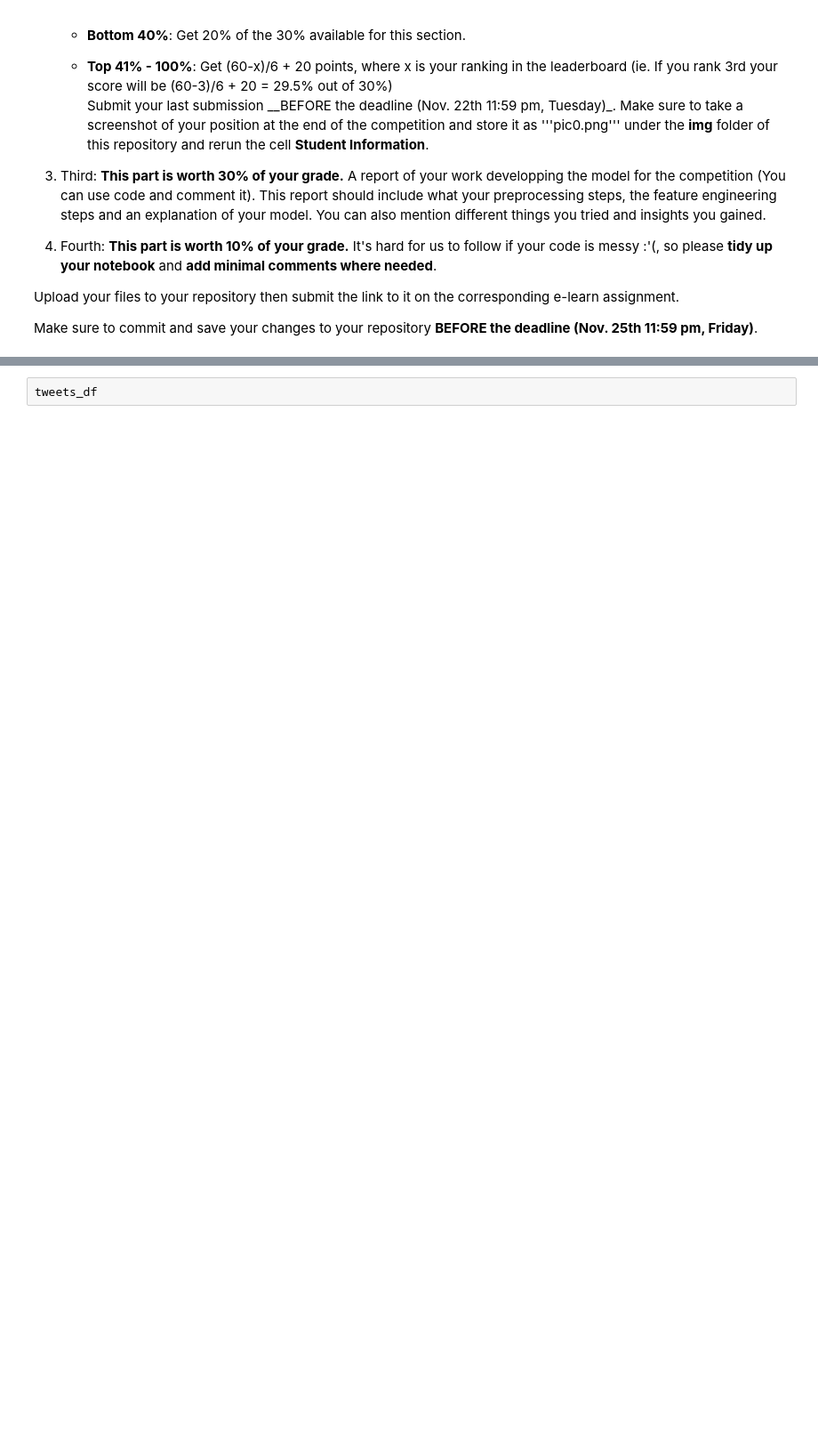
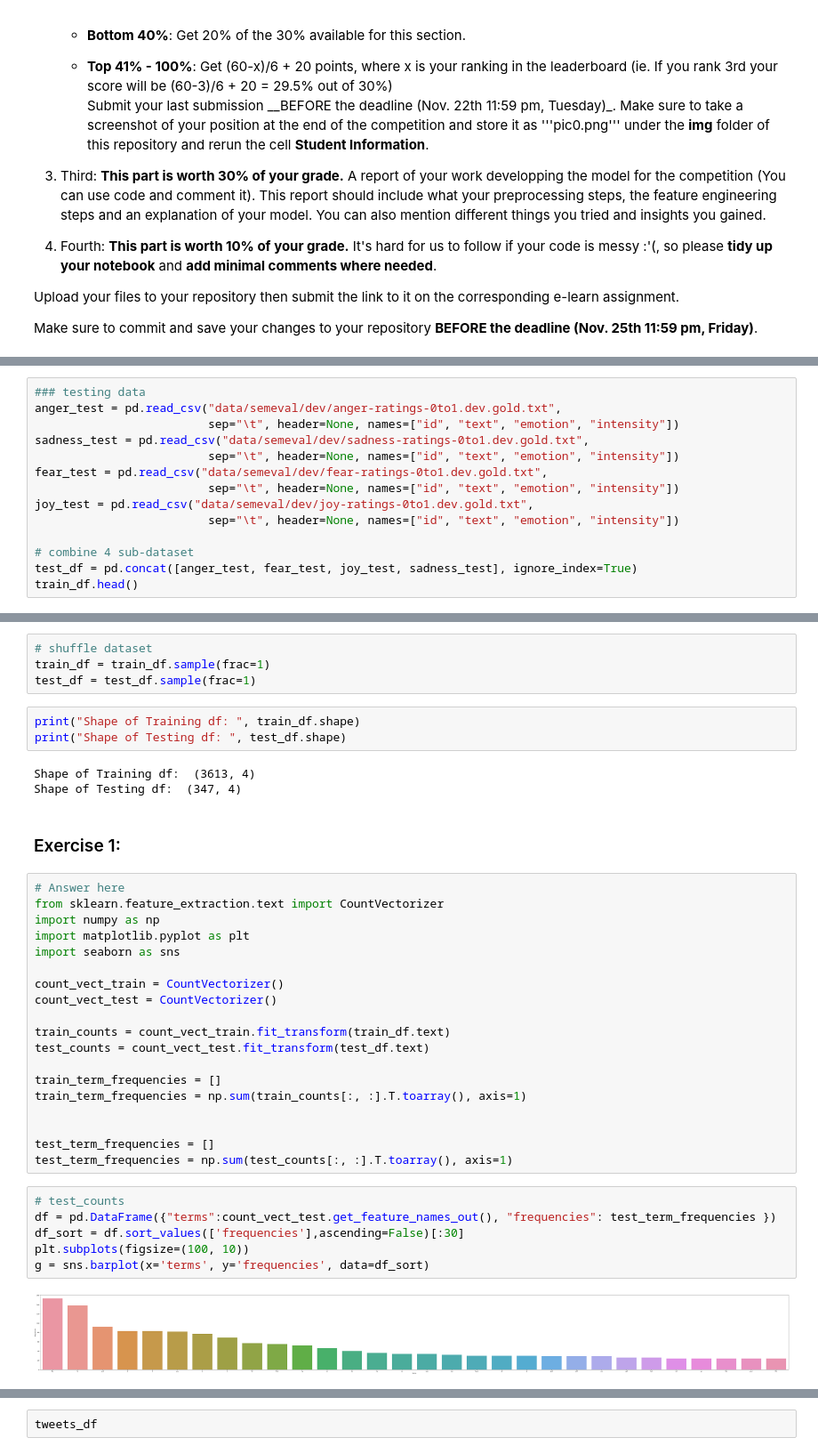
Before and after one commit to eric12345566/DM2022-Lab2-Homework, a Jupyter notebook: DM2022-Lab2-Homework.ipynb, the cells around one changed output, grey strips where cells are left out. Shown at 89% size. Saved outputs shown, nothing was run; the diff lists cells and outputs as text; blank space fills up the shorter version.

```diff
--- a/DM2022-Lab2-Homework.ipynb
+++ b/DM2022-Lab2-Homework.ipynb
@@ -39,0 +55,14 @@ Make sure to commit and save your changes to your repository __BEFORE the deadli
+# %%
+### testing data
+anger_test = pd.read_csv("data/semeval/dev/anger-ratings-0to1.dev.gold.txt",
+                         sep="\t", header=None, names=["id", "text", "emotion", "intensity"])
+sadness_test = pd.read_csv("data/semeval/dev/sadness-ratings-0to1.dev.gold.txt",
+                         sep="\t", header=None, names=["id", "text", "emotion", "intensity"])
+fear_test = pd.read_csv("data/semeval/dev/fear-ratings-0to1.dev.gold.txt",
+                         sep="\t", header=None, names=["id", "text", "emotion", "intensity"])
+joy_test = pd.read_csv("data/semeval/dev/joy-ratings-0to1.dev.gold.txt",
+                         sep="\t", header=None, names=["id", "text", "emotion", "intensity"])
+
+# combine 4 sub-dataset
+test_df = pd.concat([anger_test, fear_test, joy_test, sadness_test], ignore_index=True)
+train_df.head()
@@ -39,0 +76,39 @@ Make sure to commit and save your changes to your repository __BEFORE the deadli
+# %%
+# shuffle dataset
+train_df = train_df.sample(frac=1)
+test_df = test_df.sample(frac=1)
+# %%
+print("Shape of Training df: ", train_df.shape)
+print("Shape of Testing df: ", test_df.shape)
+# %% [output]
+Shape of Training df:  (3613, 4)
+Shape of Testing df:  (347, 4)
+# %% [markdown]
+### Exercise 1:
+# %%
+# Answer here
+from sklearn.feature_extraction.text import CountVectorizer
+import numpy as np
+import matplotlib.pyplot as plt
+import seaborn as sns
+
+count_vect_train = CountVectorizer()
+count_vect_test = CountVectorizer()
+
+train_counts = count_vect_train.fit_transform(train_df.text)
+test_counts = count_vect_test.fit_transform(test_df.text)
+
+train_term_frequencies = []
+train_term_frequencies = np.sum(train_counts[:, :].T.toarray(), axis=1)
+
+
+test_term_frequencies = []
+test_term_frequencies = np.sum(test_counts[:, :].T.toarray(), axis=1)
+# %%
+# test_counts
+df = pd.DataFrame({"terms":count_vect_test.get_feature_names_out(), "frequencies": test_term_frequencies })
+df_sort = df.sort_values(['frequencies'],ascending=False)[:30]
+plt.subplots(figsize=(100, 10))
+g = sns.barplot(x='terms', y='frequencies', data=df_sort)
+# %% [output]
+[figure, added]
```
Also changed, not shown: parts of 103 cells of this notebook, 2 other files.
